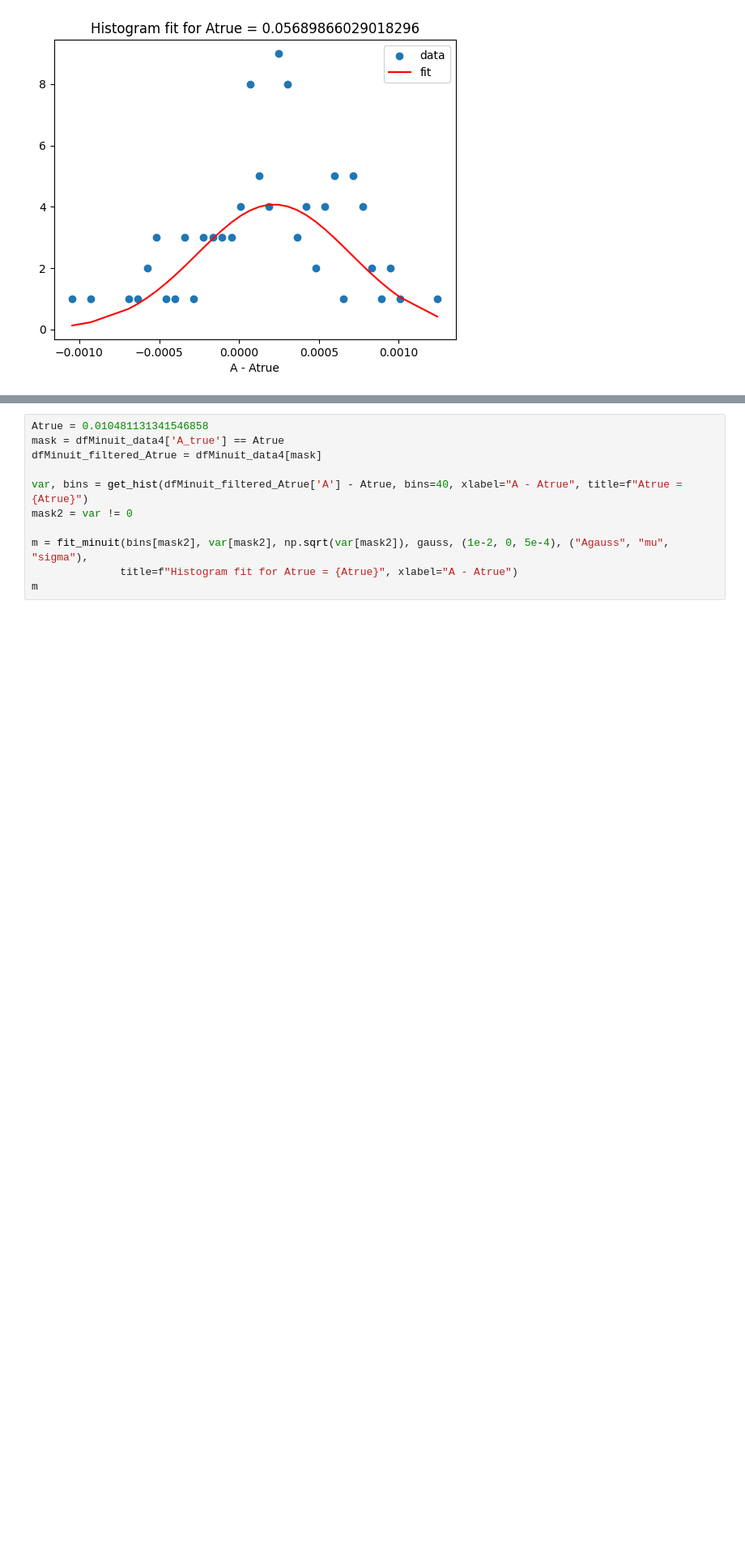
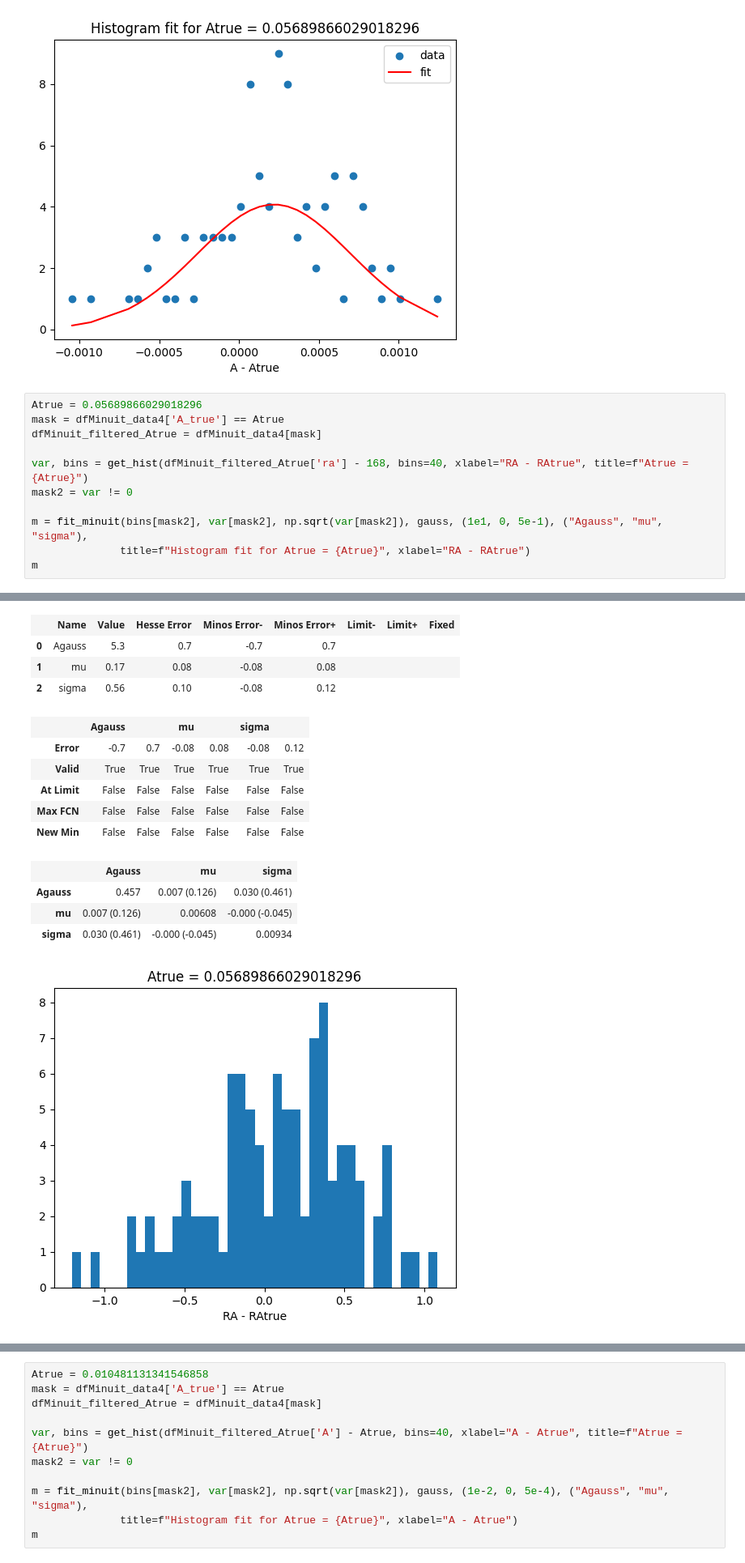
Before and after one commit to johannct/M2_Stage_Code, a Jupyter notebook: Simulation/A_Study_Cluster.ipynb, the cells around one changed output, grey strips where cells are left out. Shown at 81% size. Drawn from its saved outputs; the diff is of its cells as text; blank space fills up the shorter version.

Commit message:
Ajout des histogrammes de ra et dec

```diff
--- a/Simulation/A_Study_Cluster.ipynb
+++ b/Simulation/A_Study_Cluster.ipynb
@@ -258,3 +258,15 @@ m
 | sigma | 20e-9 (0.379) | 1e-9 (0.098) | 7.98e-09 |
 [figure]
 [figure]
+# %%
+Atrue = 0.05689866029018296
+mask = dfMinuit_data4['A_true'] == Atrue
+dfMinuit_filtered_Atrue = dfMinuit_data4[mask]
+
+var, bins = get_hist(dfMinuit_filtered_Atrue['ra'] - 168, bins=40, xlabel="RA - RAtrue", title=f"Atrue = {Atrue}")
+mask2 = var != 0
+
+m = fit_minuit(bins[mask2], var[mask2], np.sqrt(var[mask2]), gauss, (1e1, 0, 5e-1), ("Agauss", "mu", "sigma"),
+              title=f"Histogram fit for Atrue = {Atrue}", xlabel="RA - RAtrue")
+m
+# %% [output]
@@ -260,0 +279,15 @@ m
+|  | Name | Value | Hesse Error | Minos Error- | Minos Error+ | Limit- | Limit+ | Fixed |
+| 0 | Agauss | 5.3 | 0.7 | -0.7 | 0.7 |  |  |  |
+| 1 | mu | 0.17 | 0.08 | -0.08 | 0.08 |  |  |  |
+| 2 | sigma | 0.56 | 0.10 | -0.08 | 0.12 |  |  |  |
+|  | Agauss |  | mu |  | sigma |  |
+| Error | -0.7 | 0.7 | -0.08 | 0.08 | -0.08 | 0.12 |
+| Valid | True | True | True | True | True | True |
+| At Limit | False | False | False | False | False | False |
+| Max FCN | False | False | False | False | False | False |
+| New Min | False | False | False | False | False | False |
+|  | Agauss | mu | sigma |
+| Agauss | 0.457 | 0.007 (0.126) | 0.030 (0.461) |
+| mu | 0.007 (0.126) | 0.00608 | -0.000 (-0.045) |
+| sigma | 0.030 (0.461) | -0.000 (-0.045) | 0.00934 |
+[figure, added]
```
Also changed, not shown: parts of 2 cells of this notebook.
